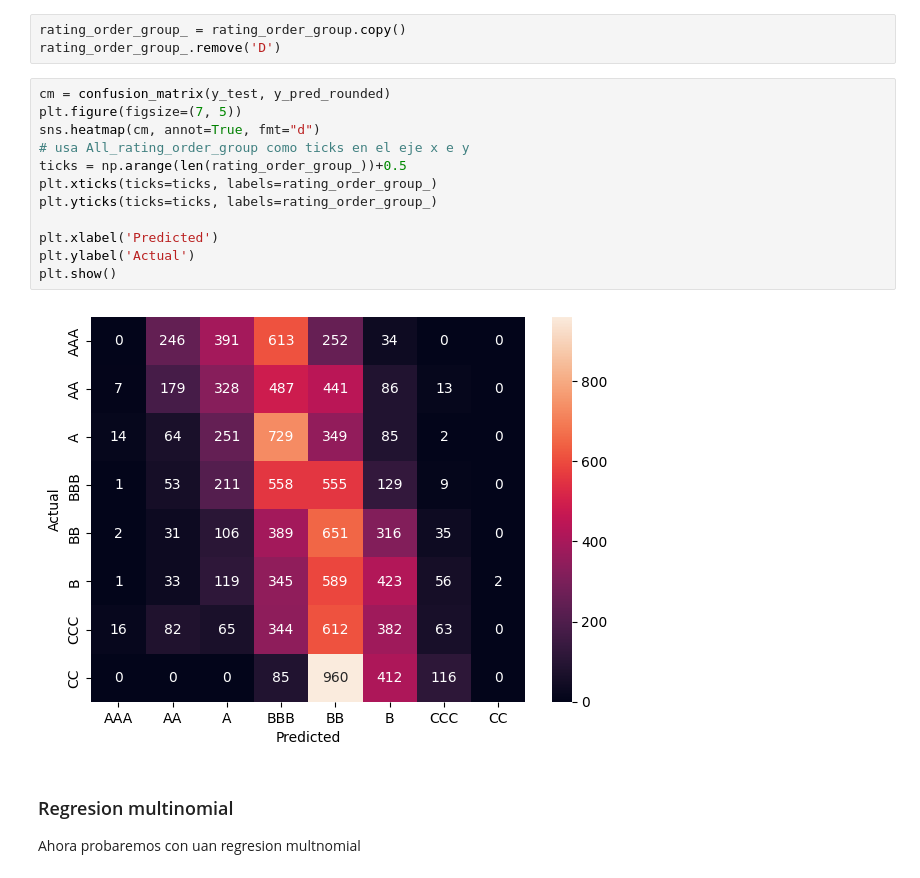
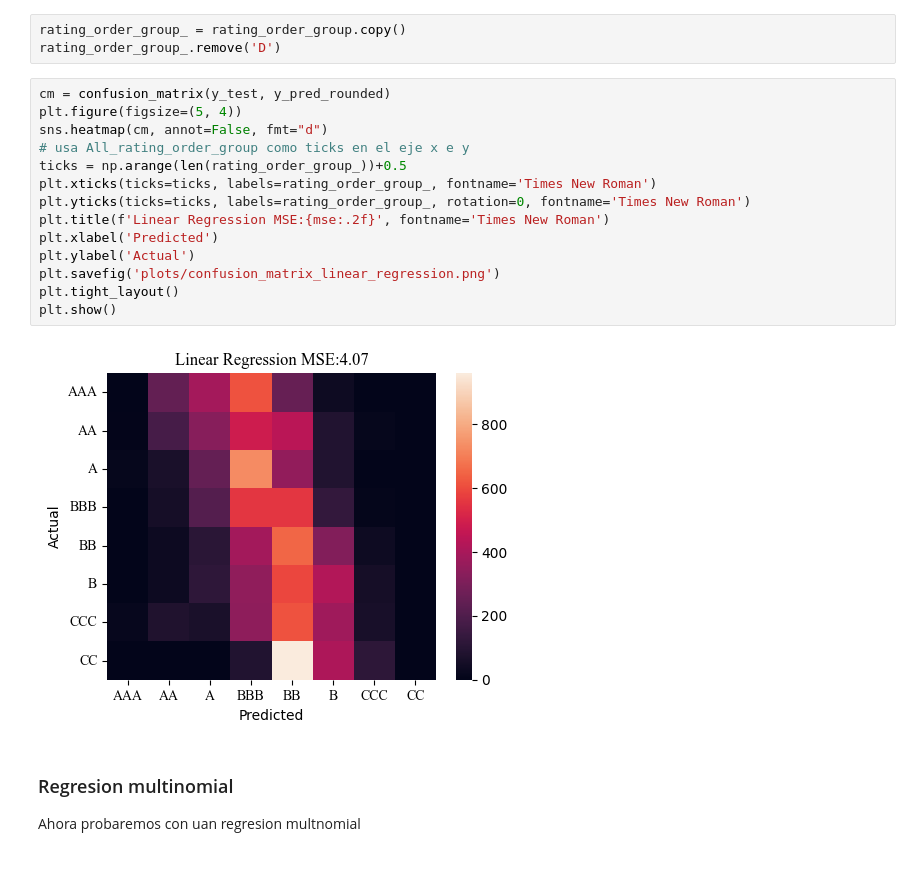
Before and after one commit to RubenPhy/rating_analisis, a Jupyter notebook: 4_modelo.ipynb, the cells around one changed output. Saved outputs shown, nothing was run; the diff lists cells and outputs as text.

```diff
--- a/4_modelo.ipynb
+++ b/4_modelo.ipynb
@@ -251,18 +268,20 @@ rating_order_group_ = rating_order_group.copy()
 rating_order_group_.remove('D')
 # %%
 cm = confusion_matrix(y_test, y_pred_rounded)
-plt.figure(figsize=(7, 5))
-sns.heatmap(cm, annot=True, fmt="d")
+plt.figure(figsize=(5, 4))
+sns.heatmap(cm, annot=False, fmt="d")
 # usa All_rating_order_group como ticks en el eje x e y
 ticks = np.arange(len(rating_order_group_))+0.5
-plt.xticks(ticks=ticks, labels=rating_order_group_)
-plt.yticks(ticks=ticks, labels=rating_order_group_)
-
+plt.xticks(ticks=ticks, labels=rating_order_group_, fontname='Times New Roman')
+plt.yticks(ticks=ticks, labels=rating_order_group_, rotation=0, fontname='Times New Roman')
+plt.title(f'Linear Regression MSE:{mse:.2f}', fontname='Times New Roman')
 plt.xlabel('Predicted')
 plt.ylabel('Actual')
+plt.savefig('plots/confusion_matrix_linear_regression.png')
+plt.tight_layout()
 plt.show()
 # %% [output]
-[figure, old version]
+[figure, new version]
 # %% [markdown]
 ### Regresion multinomial
 Ahora probaremos con uan regresion multnomial
```
Also changed, not shown: parts of 19 cells of this notebook, 2 other files.
